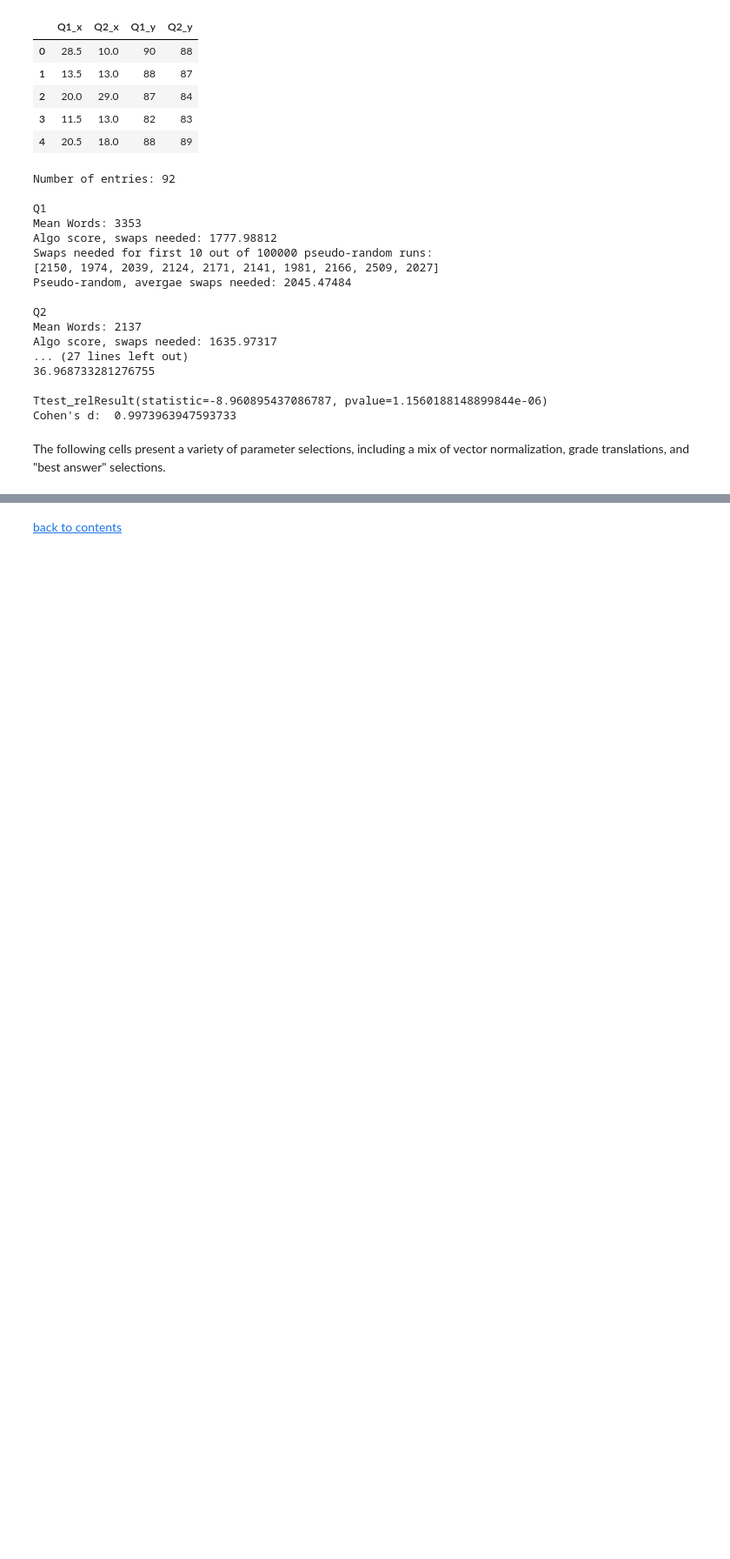
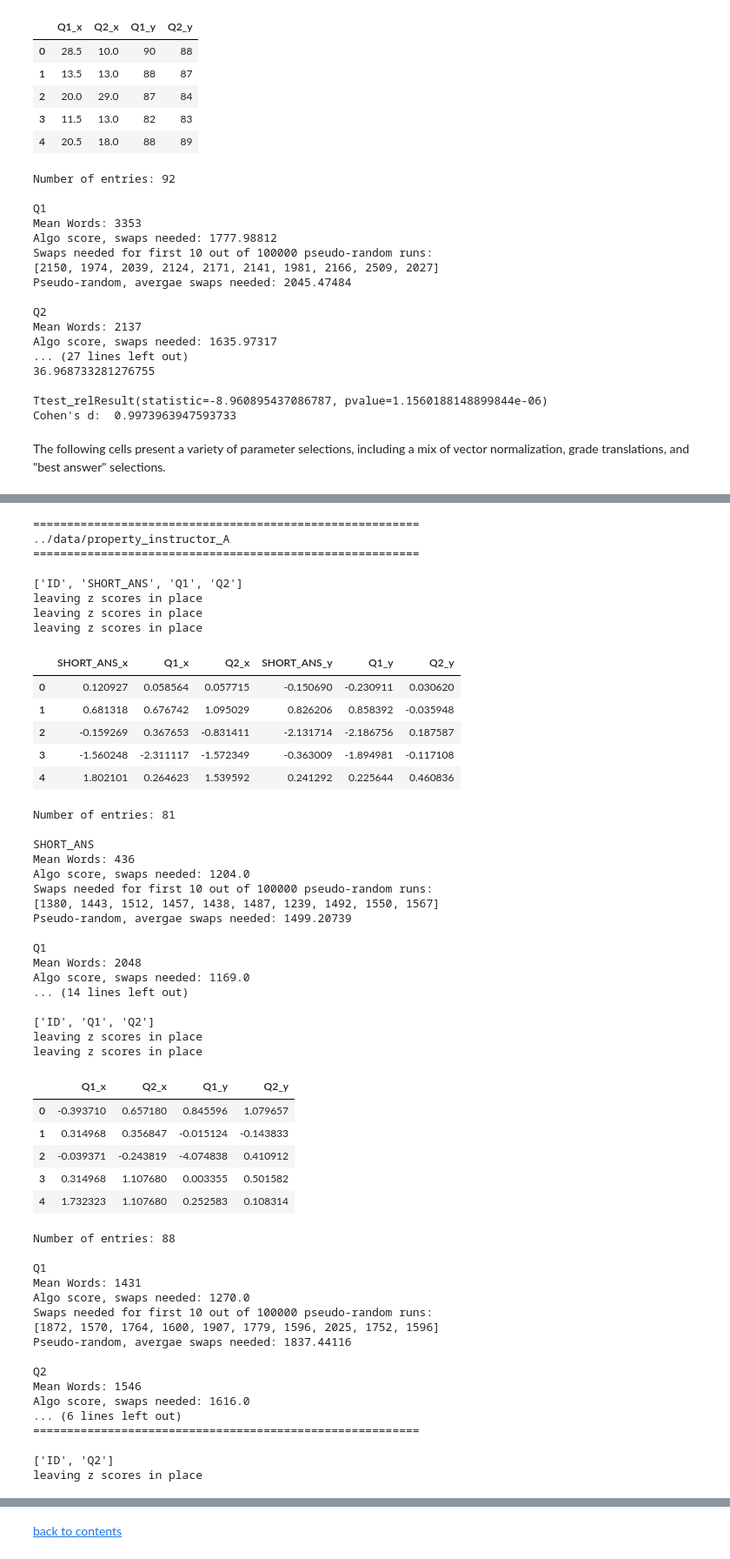
Before and after one commit to colarusso/free-response-scoring, a Jupyter notebook: Score Exams.ipynb, the cells around one changed output, grey strips where cells are left out. Shown at 87% size. Cells and saved outputs as stored; diff of their text form; code cells hidden in the pictures; blank space fills up the shorter version.

```diff
--- a/Score Exams.ipynb
+++ b/Score Exams.ipynb
@@ -1122,0 +1287,57 @@ Cohen's d:  0.6415510266004456
+# %%
+score_exams(exams,model='nlp1',normv=1,score=2,goal="medoid",runs=100000)
+# %% [output]
+=========================================================
+../data/property_instructor_A
+=========================================================
+
+['ID', 'SHORT_ANS', 'Q1', 'Q2']
+leaving z scores in place
+leaving z scores in place
+leaving z scores in place
+|  | SHORT_ANS_x | Q1_x | Q2_x | SHORT_ANS_y | Q1_y | Q2_y |
+| 0 | 0.120927 | 0.058564 | 0.057715 | -0.150690 | -0.230911 | 0.030620 |
+| 1 | 0.681318 | 0.676742 | 1.095029 | 0.826206 | 0.858392 | -0.035948 |
+| 2 | -0.159269 | 0.367653 | -0.831411 | -2.131714 | -2.186756 | 0.187587 |
+| 3 | -1.560248 | -2.311117 | -1.572349 | -0.363009 | -1.894981 | -0.117108 |
+| 4 | 1.802101 | 0.264623 | 1.539592 | 0.241292 | 0.225644 | 0.460836 |
+Number of entries: 81
+
+SHORT_ANS
+Mean Words: 436
+Algo score, swaps needed: 1204.0
+Swaps needed for first 10 out of 100000 pseudo-random runs:
+[1380, 1443, 1512, 1457, 1438, 1487, 1239, 1492, 1550, 1567]
+Pseudo-random, avergae swaps needed: 1499.20739
+
+Q1
+Mean Words: 2048
+Algo score, swaps needed: 1169.0
+... (14 lines left out)
+
+['ID', 'Q1', 'Q2']
+leaving z scores in place
+leaving z scores in place
+|  | Q1_x | Q2_x | Q1_y | Q2_y |
+| 0 | -0.393710 | 0.657180 | 0.845596 | 1.079657 |
+| 1 | 0.314968 | 0.356847 | -0.015124 | -0.143833 |
+| 2 | -0.039371 | -0.243819 | -4.074838 | 0.410912 |
+| 3 | 0.314968 | 1.107680 | 0.003355 | 0.501582 |
+| 4 | 1.732323 | 1.107680 | 0.252583 | 0.108314 |
+Number of entries: 88
+
+Q1
+Mean Words: 1431
+Algo score, swaps needed: 1270.0
+Swaps needed for first 10 out of 100000 pseudo-random runs:
+[1872, 1570, 1764, 1600, 1907, 1779, 1596, 2025, 1752, 1596]
+Pseudo-random, avergae swaps needed: 1837.44116
+
+Q2
+Mean Words: 1546
+Algo score, swaps needed: 1616.0
+... (6 lines left out)
+=========================================================
+
+['ID', 'Q2']
+leaving z scores in place
```
Also changed, not shown: parts of 14 cells of this notebook.
